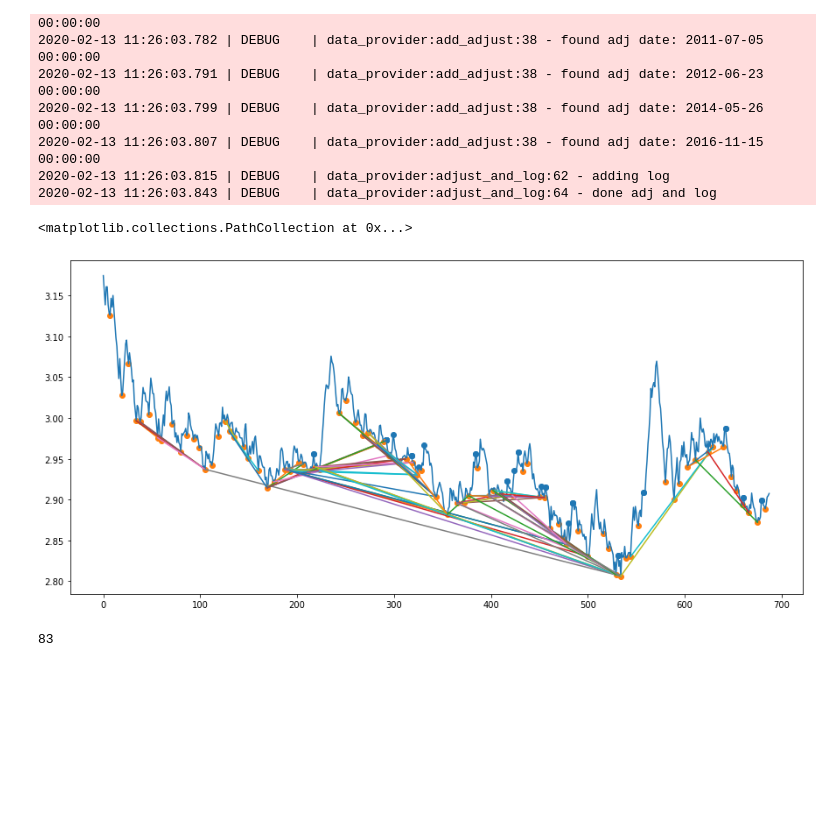
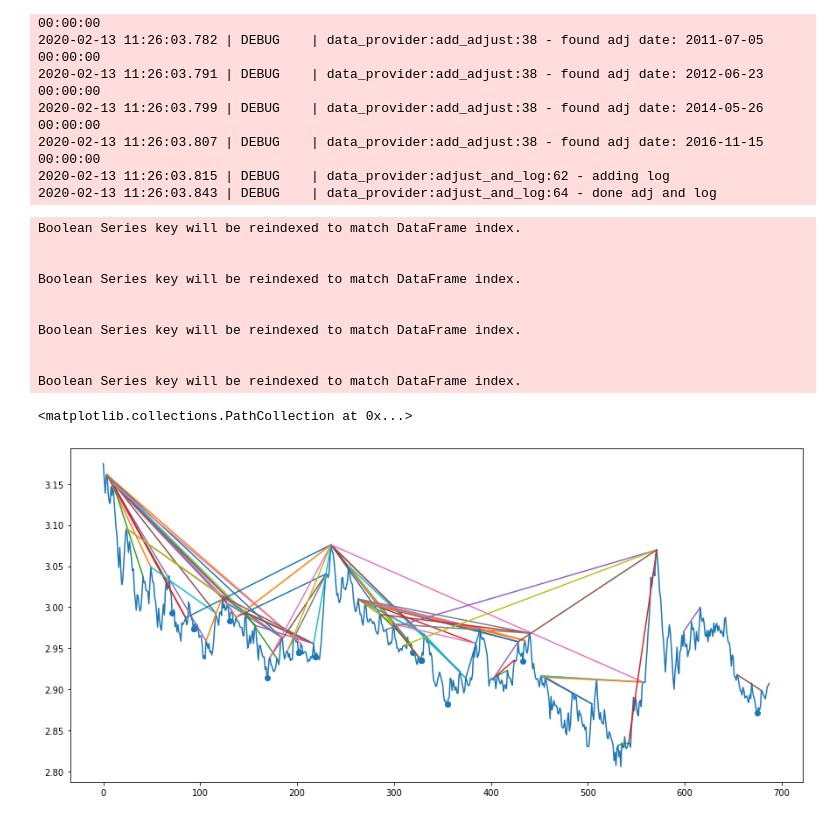
Before and after one commit to miladmirzazadeh/Parooo, a Jupyter notebook: models/tam_new_way.ipynb, the cells around one changed output. Drawn from its saved outputs; the diff is of its cells as text; code cells hidden in the pictures; blank space fills up the shorter version.

Commit message:
make it multi index

```diff
--- a/models/tam_new_way.ipynb
+++ b/models/tam_new_way.ipynb
@@ -80,7 +80,7 @@ def find_trendlines(df, minimum_touch = 3, mode = "res"): # mode can be either "
                     if len(points[p1:p2][np.logical_and(points.x * a + b >= points.y + math.log10(1 - accepted_error) ,
                                                  points.x * a + b <= points.y + math.log10(1 + accepted_error))])>= minimum_touch:
 
-                        final_points.append([points.x[p1], points.x[p2]])
+                        final_points.append([points.x[p1], points.x[p2], a, b])
         return final_points
 
     if mode == "sup":
@@ -100,29 +100,35 @@ def find_trendlines(df, minimum_touch = 3, mode = "res"): # mode can be either "
         return final_points
 # %%
 yy = df.log_adj_close.tolist()
-# points_min = find_optimum_points(df.log_adj_close.tolist(), ismax=False)
-# points_max = find_optimum_points(df.log_adj_close.tolist())
-# final_points_sup = find_trendlines(df, mode = "sup")
-# final_points_res = find_trendlines(df, mode = "res")
+points_min = find_optimum_points(df.log_adj_close.tolist(), ismax=False)
+points_max = find_optimum_points(df.log_adj_close.tolist())
+final_points_sup = find_trendlines(df, mode = "sup", minimum_touch=2)
+final_points_res = find_trendlines(df, mode = "res", minimum_touch=2)
 plt.figure(figsize = (15, 7))
 plt.plot(np.arange(len(df)), df.log_adj_close)
-for i in final_points_sup:
+for i in final_points_res:
     plt.plot([i[0],i[1]], [yy[i[0]], yy[i[1]]])
 # for i in final_points_res:
 #     plt.plot([i[0],i[1]], [yy[i[0]], yy[i[1]]])
 
-x = np.array(points_min.x.tolist())
-y = np.array(points_min.y.tolist())
-xx = np.array(max_in_touch.x.tolist())
-yy = np.array(max_in_touch.y.tolist())
+# x = np.array(points_min.x.tolist())
+# y = np.array(points_min.y.tolist())
+pullbacks = pullback_points("res")
+xx = np.array(pullbacks.x.tolist())
+yy = np.array(pullbacks.y.tolist())
 plt.scatter(xx, yy)
-plt.scatter(x, y)
 # plt.scatter(xx, yy + math.log10(1 + accepted_error))
 # plt.scatter(xx, yy + math.log10(1 - accepted_error))
 # %% [output]
-<matplotlib.collections.PathCollection at 0x...>
+Boolean Series key will be reindexed to match DataFrame index.
+
+
+Boolean Series key will be reindexed to match DataFrame index.
+
+
+Boolean Series key will be reindexed to match DataFrame index.
+
+
+Boolean Series key will be reindexed to match DataFrame index.
+<matplotlib.collections.PathCollection at 0x...>
-[figure, old version]
+[figure, new version]
-# %%
-len(final_points_sup)
-# %% [output]
-83
```
Also changed, not shown: parts of 6 cells of this notebook, 11 other files.
